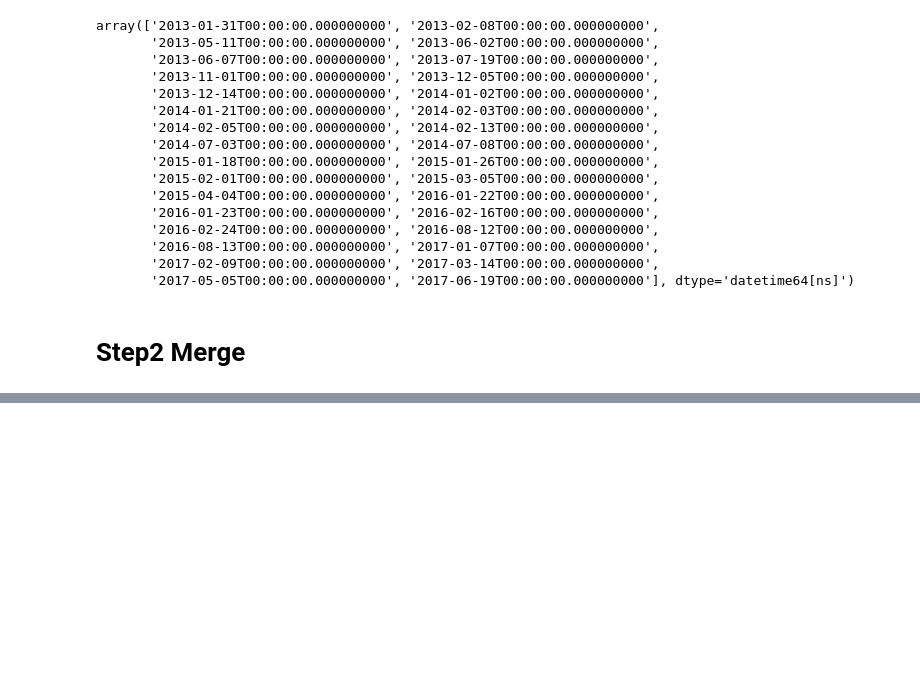
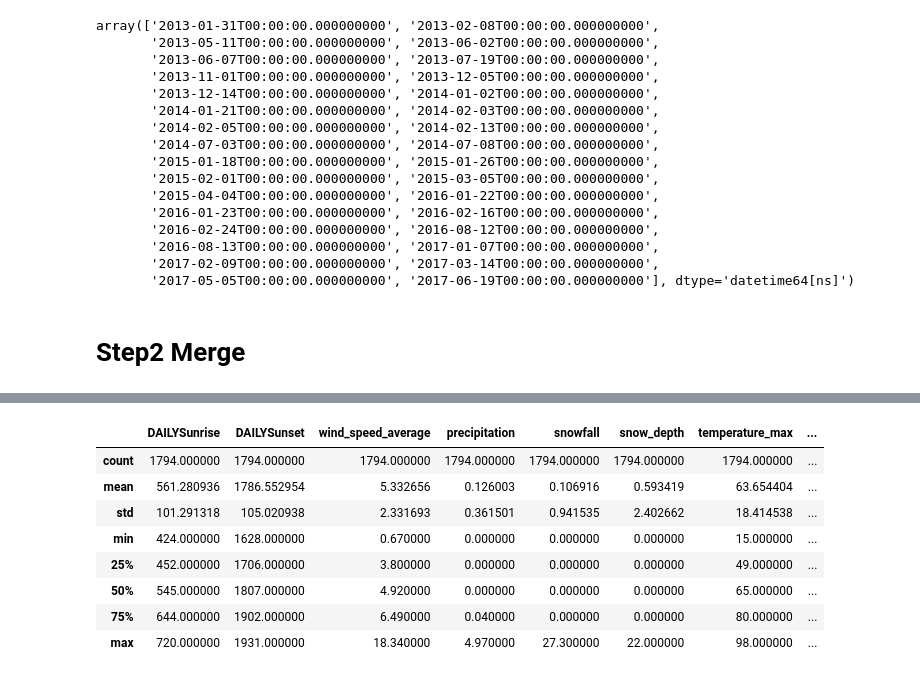
Before and after one commit to lingyielia/YellowTaxi, a Jupyter notebook: 1-data_prep_weather.ipynb, the cells around one changed output, grey strips where cells are left out. Saved outputs shown, nothing was run; the diff lists cells and outputs as text; code cells hidden in the pictures; blank space fills up the shorter version.

```diff
--- a/1-data_prep_weather.ipynb
+++ b/1-data_prep_weather.ipynb
@@ -370,0 +565,3 @@ array(['2013-01-31T00:00:00.000000000', '2013-02-08T00:00:00.000000000',
+# %%
+df2 = df.iloc[:, 10:]
+df2.columns
@@ -370,0 +572,3 @@ array(['2013-01-31T00:00:00.000000000', '2013-02-08T00:00:00.000000000',
+# %%
+df2['EVENT_TYPE'] = pd.factorize(df2['EVENT_TYPE'])[0]
+df2['EVENT_TYPE'].unique()
@@ -370,0 +577,5 @@ array(['2013-01-31T00:00:00.000000000', '2013-02-08T00:00:00.000000000',
+# %%
+mlist = list(df2.columns)
+for i, name in enumerate(mlist):
+    print(name)
+    df2[name].fillna((0), inplace=True)
@@ -370,0 +618,2 @@ array(['2013-01-31T00:00:00.000000000', '2013-02-08T00:00:00.000000000',
+# %%
+df = pd.concat([df1, df2], axis=1)
@@ -370,0 +652,12 @@ array(['2013-01-31T00:00:00.000000000', '2013-02-08T00:00:00.000000000',
+# %%
+df.describe()
+# %% [output]
+|  | DAILYSunrise | DAILYSunset | wind_speed_average | precipitation | snowfall | snow_depth | temperature_max | ... |
+| count | 1794.000000 | 1794.000000 | 1794.000000 | 1794.000000 | 1794.000000 | 1794.000000 | 1794.000000 | ... |
+| mean | 561.280936 | 1786.552954 | 5.332656 | 0.126003 | 0.106916 | 0.593419 | 63.654404 | ... |
+| std | 101.291318 | 105.020938 | 2.331693 | 0.361501 | 0.941535 | 2.402662 | 18.414538 | ... |
+| min | 424.000000 | 1628.000000 | 0.670000 | 0.000000 | 0.000000 | 0.000000 | 15.000000 | ... |
+| 25% | 452.000000 | 1706.000000 | 3.800000 | 0.000000 | 0.000000 | 0.000000 | 49.000000 | ... |
+| 50% | 545.000000 | 1807.000000 | 4.920000 | 0.000000 | 0.000000 | 0.000000 | 65.000000 | ... |
+| 75% | 644.000000 | 1902.000000 | 6.490000 | 0.040000 | 0.000000 | 0.000000 | 80.000000 | ... |
+| max | 720.000000 | 1931.000000 | 18.340000 | 4.970000 | 27.300000 | 22.000000 | 98.000000 | ... |
```
Also changed, not shown: parts of 36 cells of this notebook.
